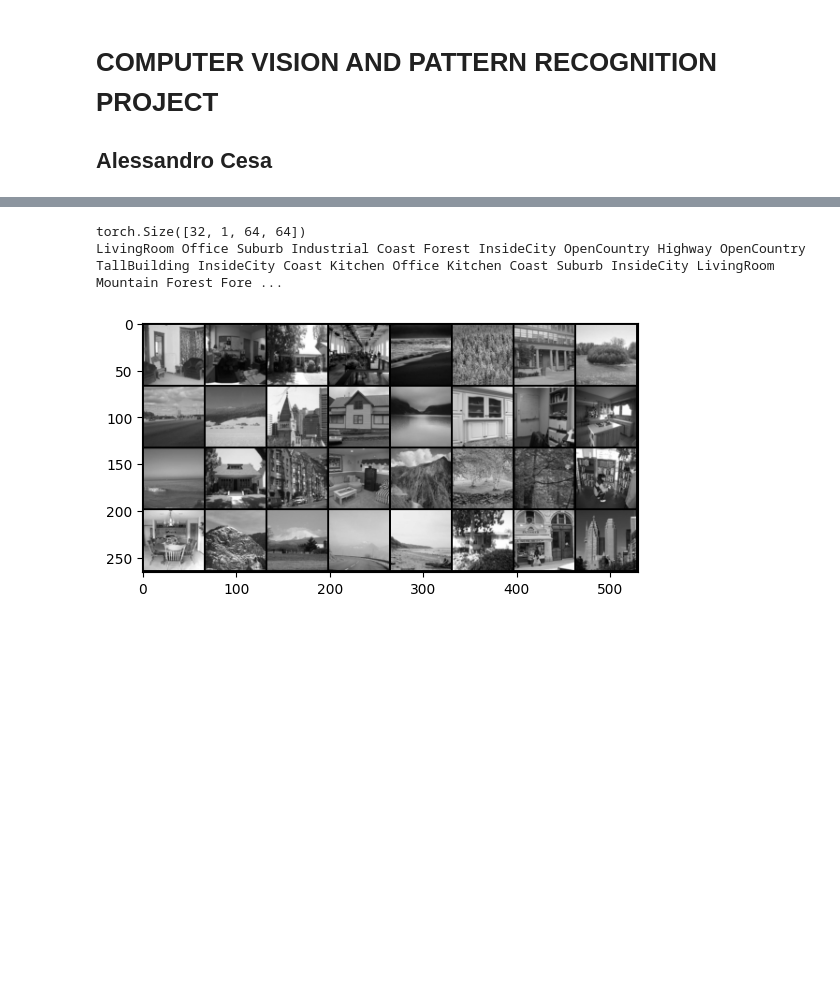
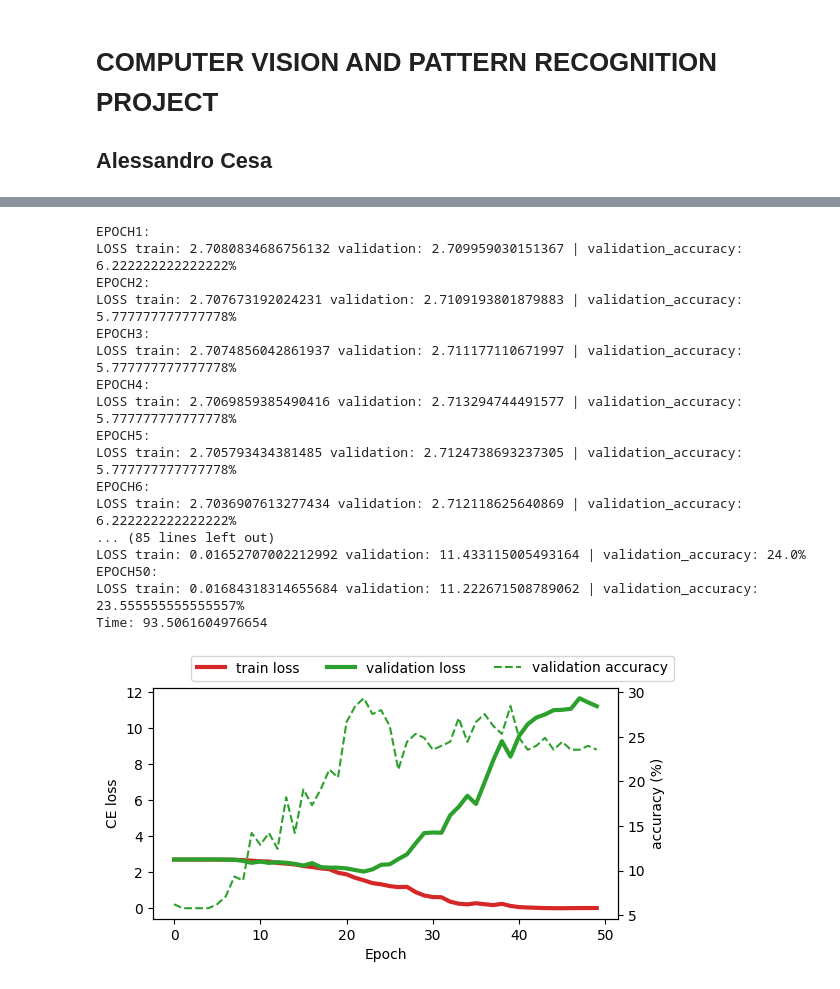
Before and after one commit to AlessandroCesaTs/Computer_Vision_Project_Cesa, a Jupyter notebook: project.ipynb, the cells around one changed output, grey strips where cells are left out. Drawn from its saved outputs; the diff is of its cells as text; code cells hidden in the pictures; blank space fills up the shorter version.

```diff
--- a/project.ipynb
+++ b/project.ipynb
@@ -115,4 +84,6 @@ Shape of y: torch.Size([32]) torch.int64
 # %%
+%%capture
+"""
 classes=train.classes
 
 # get a batch from the training set
@@ -126,10 +97,7 @@ figure = plt.figure()
 plt.imshow(img.cpu().numpy().transpose((1, 2, 0)).astype(np.uint8),cmap='gray') #<< swap axes because img is (3,H,W) but imshow() expects (H,W,3)
 
 print(' '.join(f'{classes[labels[j]]:5s}' for j in range(batch_size)))
+"""
-# %% [output]
-torch.Size([32, 1, 64, 64])
-LivingRoom Office Suburb Industrial Coast Forest InsideCity OpenCountry Highway OpenCountry TallBuilding InsideCity Coast Kitchen Office Kitchen Coast Suburb InsideCity LivingRoom Mountain Forest Fore ...
-[figure, removed]
 # %%
 # Instantiate the model
 model = simpleCNN()
@@ -140,7 +108,26 @@ optimizer=optim.SGD(model.parameters(),lr=0.001,momentum=0.9)
 # Print the model summary
 #print(model)
 # %%
-model_path=train_model(model,train_loader,validation_loader,loss_function,optimizer,15,device)
+model_path=train_model(model,train_loader,validation_loader,loss_function,optimizer,50,device)
+# %% [output]
+EPOCH1:
+LOSS train: 2.7080834686756132 validation: 2.709959030151367 | validation_accuracy: 6.222222222222222%
+EPOCH2:
+LOSS train: 2.707673192024231 validation: 2.7109193801879883 | validation_accuracy: 5.777777777777778%
+EPOCH3:
+LOSS train: 2.7074856042861937 validation: 2.711177110671997 | validation_accuracy: 5.777777777777778%
+EPOCH4:
+LOSS train: 2.7069859385490416 validation: 2.713294744491577 | validation_accuracy: 5.777777777777778%
+EPOCH5:
+LOSS train: 2.705793434381485 validation: 2.7124738693237305 | validation_accuracy: 5.777777777777778%
+EPOCH6:
+LOSS train: 2.7036907613277434 validation: 2.712118625640869 | validation_accuracy: 6.222222222222222%
+... (85 lines left out)
+LOSS train: 0.01652707002212992 validation: 11.433115005493164 | validation_accuracy: 24.0%
+EPOCH50:
+LOSS train: 0.01684318314655684 validation: 11.222671508789062 | validation_accuracy: 23.555555555555557%
+Time: 93.5061604976654
+[figure, added]
 # %%
 test_model(simpleCNN(),model_path,test_loader,test,device)
 # %% [output]
```
Also changed, not shown: parts of 17 cells of this notebook, 1 other file.
